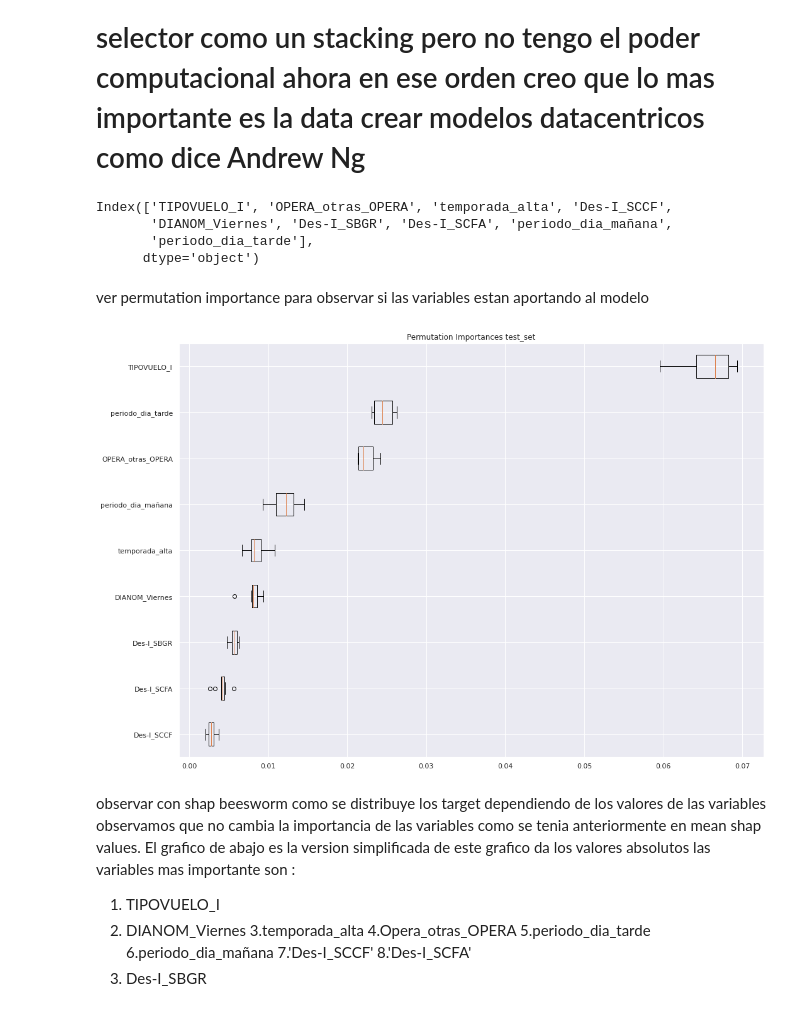
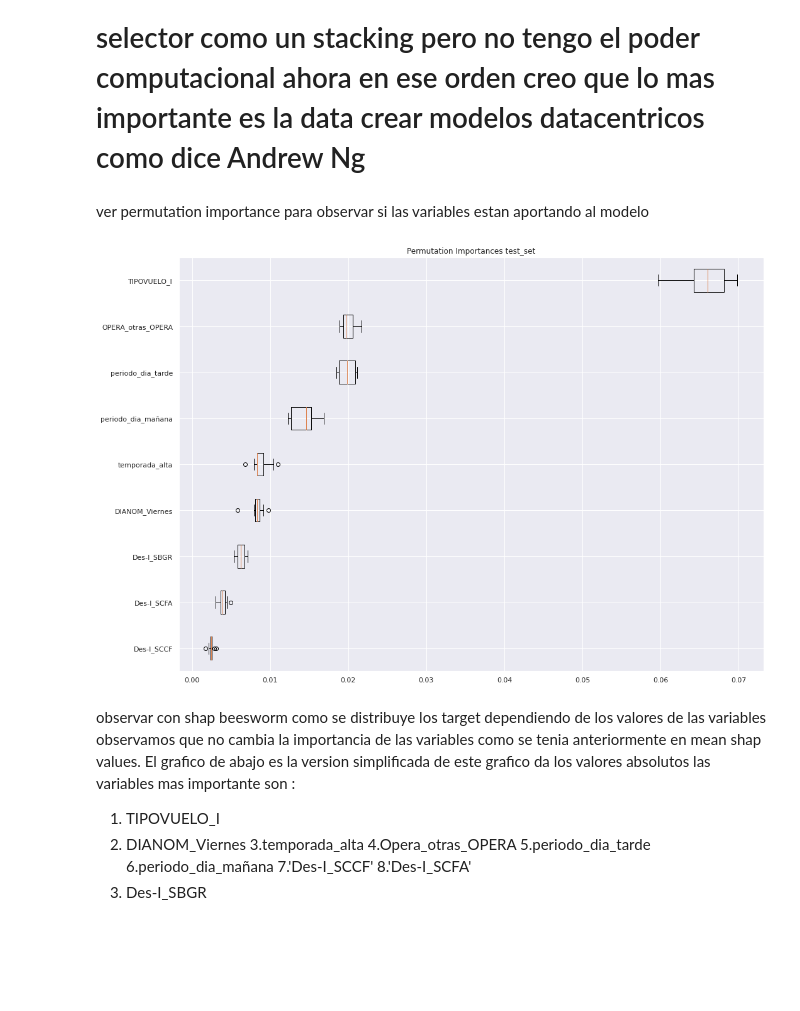
Before and after one commit to CamiloEFB/challenge, a Jupyter notebook: solution.ipynb, the cells around one changed output. Drawn from its saved outputs; the diff is of its cells as text; code cells hidden in the pictures; blank space fills up the shorter version.

```diff
--- a/solution.ipynb
+++ b/solution.ipynb
@@ -1260,0 +1339,17 @@ search_kbest.best_estimator_.steps
+# %%
+param_grid_2 = {
+    "xgbclassifier__max_depth": [ 4, 5],
+    "xgbclassifier__gamma": [1,5, 30],
+    "xgbclassifier__learning_rate": [ 0.1, 0.3, 0.5],
+    "xgbclassifier__min_child_weight": [3, 5],
+    "xgbclassifier__reg_lambda": [1,5,50],
+    "xgbclassifier__scale_pos_weight": [scale_pos_weight],  # Fix scale_pos_weight
+    "xgbclassifier__subsample": [0.8,0.9,1],
+    "xgbclassifier__colsample_bytree": [0.6,0.7, 0.8],
+}
+# %%
+clf_best = XGBClassifier()
+
+pipe_best = make_pipeline(clf_best)
+search_kbest = HalvingGridSearchCV(pipe_best, param_grid_2, cv=kfold, n_jobs=-1, scoring='f1',  verbose=1000, min_resources="exhaust", factor=4)
+search_kbest.fit(X_train_1, y_train)
@@ -1260,0 +1400,4 @@ search_kbest.best_estimator_.steps
+# %%
+xgb1=XGBClassifier(colsample_bytree=0.7, gamma=5, max_depth=4, min_child_weight=3,
+                reg_lambda=5, scale_pos_weight=4.895104895104895, subsample=0.8)
+xgb1.fit(X_train_1,y_train)
@@ -1260,0 +1407,5 @@ search_kbest.best_estimator_.steps
+# %%
+xgb=XGBClassifier(colsample_bytree=0.7, gamma=30, max_depth=5, min_child_weight=5,
+                reg_lambda=100, scale_pos_weight=4.895104895104895,
+                subsample=0.6)
+xgb.fit(X_train_1, y_train)
@@ -1325,18 +1573,11 @@ def plot_feature_importance(data, result, save_path, name):
     fig.tight_layout()
     plt.savefig(save_path, bbox_inches='tight')
     plt.show()
-# %%
-best_pipe_cols
-# %% [output]
-Index(['TIPOVUELO_I', 'OPERA_otras_OPERA', 'temporada_alta', 'Des-I_SCCF',
-       'DIANOM_Viernes', 'Des-I_SBGR', 'Des-I_SCFA', 'periodo_dia_mañana',
-       'periodo_dia_tarde'],
-      dtype='object')
 # %% [markdown]
 ver permutation importance para observar si las variables estan aportando al modelo
 # %%
-result_best_LGBM_cols_selected = permutation_importance(search_kbest.best_estimator_[1], X_train_1[best_pipe_cols], y_train, n_repeats=10, scoring='roc_auc', random_state=42, n_jobs=2)
-plot_feature_importance(X_train_1[best_pipe_cols], result_best_LGBM_cols_selected,'/content/pi.png','test_set' )
+result_best_LGBM_cols_selected = permutation_importance(xgb1, X_train_1, y_train, n_repeats=10, scoring='roc_auc', random_state=42, n_jobs=2)
+plot_feature_importance(X_train_1, result_best_LGBM_cols_selected,'/content/pi.png','test_set' )
 # %% [output]
-[figure, old version]
+[figure, new version]
 # %%
```
Also changed, not shown: parts of 38 cells of this notebook.
